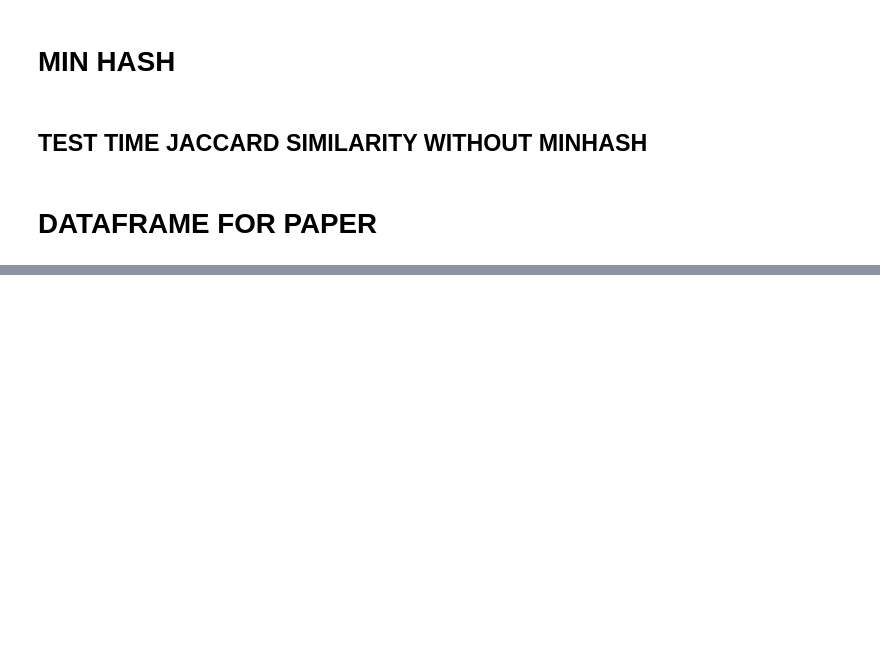
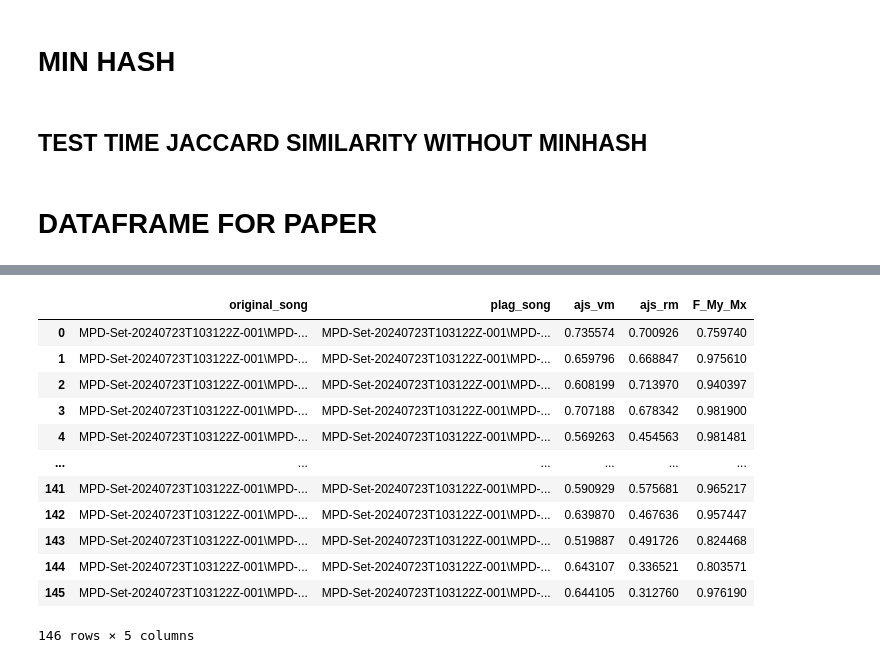
Before and after one commit to Mariodraghidicomodo/Project-Mining-detection-of-music-plagiarism, a Jupyter notebook: test.ipynb, the cells around one changed output, grey strips where cells are left out. Drawn from its saved outputs; the diff is of its cells as text; code cells hidden in the pictures; blank space fills up the shorter version.

```diff
--- a/test.ipynb
+++ b/test.ipynb
@@ -2081,0 +2883,34 @@ print("Calculating all Jaccard Similarities without MinHash took %.2f sec\n"% (t
+# %%
+#FINAL
+
+#df_thr = pd.DataFrame(list_threshold, columns = ['original song', 'plagiarism song', 'average jaccard similarity Vm', 'average jaccard similarity Rm', "F_My_Mx"])
+
+alpha = 0.75
+
+final = []
+
+list_threshold_copy = list_threshold.copy()
+
+for i in list_threshold_copy:
+    if i["F_My_Mx"] >= alpha:
+        final.append(i)
+
+#df_final = pd.DataFrame(final, columns = ['original song', 'plagiarism song', 'average jaccard similarity Vm', 'average jaccard similarity Rm', "F_My_Mx"])
+# %%
+df_final = pd.DataFrame(final)
+# %%
+df_final
+# %% [output]
+|  | original_song | plag_song | ajs_vm | ajs_rm | F_My_Mx |
+| 0 | MPD-Set-20240723T103122Z-001\MPD-... | MPD-Set-20240723T103122Z-001\MPD-... | 0.735574 | 0.700926 | 0.759740 |
+| 1 | MPD-Set-20240723T103122Z-001\MPD-... | MPD-Set-20240723T103122Z-001\MPD-... | 0.659796 | 0.668847 | 0.975610 |
+| 2 | MPD-Set-20240723T103122Z-001\MPD-... | MPD-Set-20240723T103122Z-001\MPD-... | 0.608199 | 0.713970 | 0.940397 |
+| 3 | MPD-Set-20240723T103122Z-001\MPD-... | MPD-Set-20240723T103122Z-001\MPD-... | 0.707188 | 0.678342 | 0.981900 |
+| 4 | MPD-Set-20240723T103122Z-001\MPD-... | MPD-Set-20240723T103122Z-001\MPD-... | 0.569263 | 0.454563 | 0.981481 |
+| ... | ... | ... | ... | ... | ... |
+| 141 | MPD-Set-20240723T103122Z-001\MPD-... | MPD-Set-20240723T103122Z-001\MPD-... | 0.590929 | 0.575681 | 0.965217 |
+| 142 | MPD-Set-20240723T103122Z-001\MPD-... | MPD-Set-20240723T103122Z-001\MPD-... | 0.639870 | 0.467636 | 0.957447 |
+| 143 | MPD-Set-20240723T103122Z-001\MPD-... | MPD-Set-20240723T103122Z-001\MPD-... | 0.519887 | 0.491726 | 0.824468 |
+| 144 | MPD-Set-20240723T103122Z-001\MPD-... | MPD-Set-20240723T103122Z-001\MPD-... | 0.643107 | 0.336521 | 0.803571 |
+| 145 | MPD-Set-20240723T103122Z-001\MPD-... | MPD-Set-20240723T103122Z-001\MPD-... | 0.644105 | 0.312760 | 0.976190 |
+146 rows × 5 columns
```
Also changed, not shown: parts of 49 cells of this notebook.
